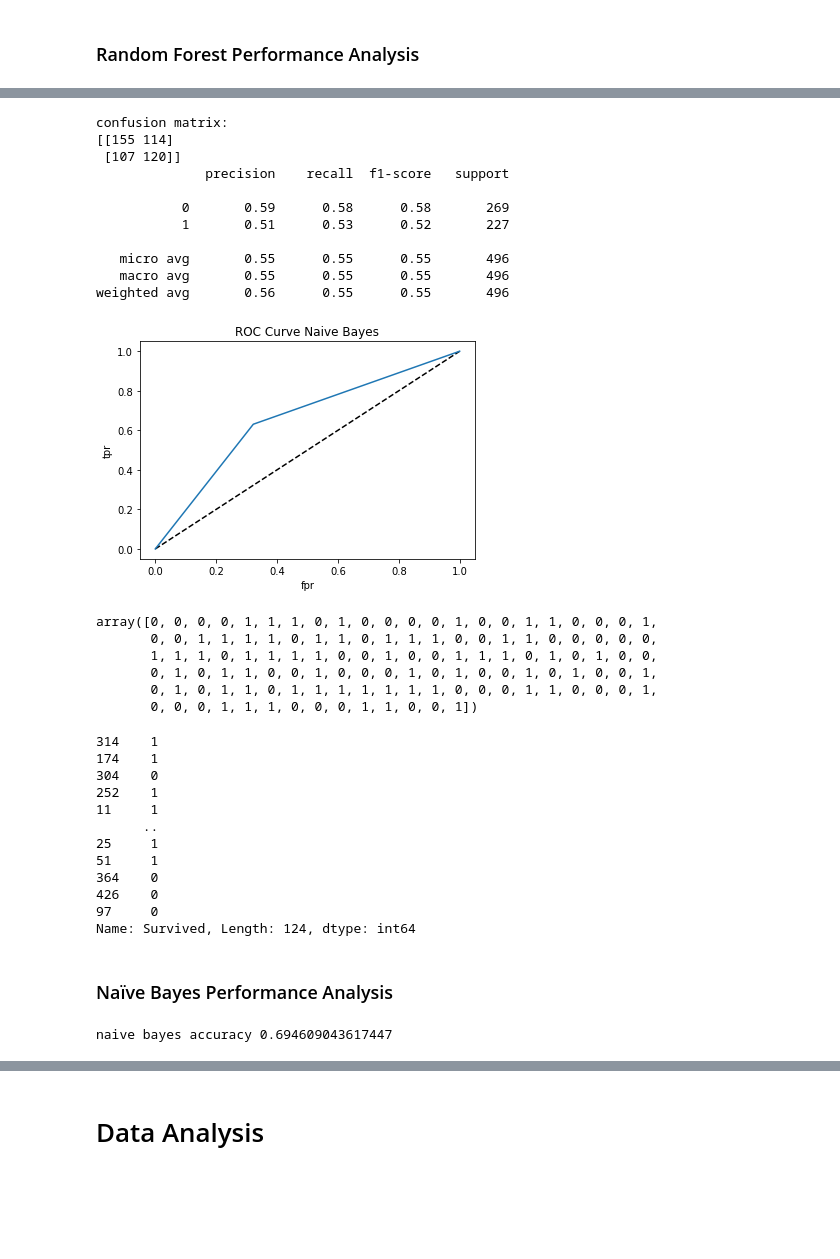
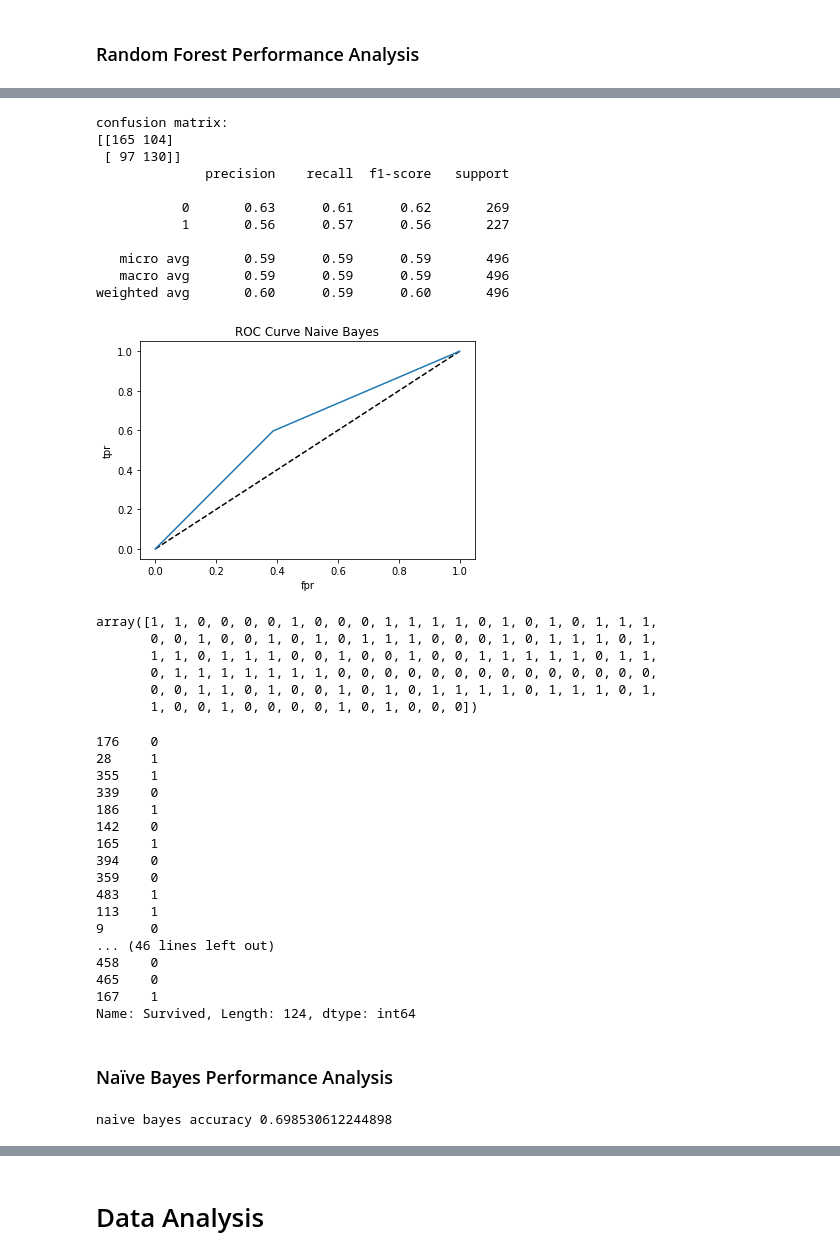
Before and after one commit to mmatvienko/dm-project, a Jupyter notebook: project.ipynb, the cells around one changed output, grey strips where cells are left out. Saved outputs shown, nothing was run; the diff lists cells and outputs as text; code cells hidden in the pictures; blank space fills up the shorter version.

```diff
--- a/project.ipynb
+++ b/project.ipynb
@@ -46,3 +46,8 @@ locations
+# %%
+tmp_df = pd.read_csv('data/final_years.csv')
+yil = tmp_df['final_yil']
+df.insert(24,'yil',yil)
+del tmp_df
 # %% [markdown]
 # Data Exploration
 # %%
@@ -338,56 +343,61 @@ print(metrics.confusion_matrix(rf_p, y))
 print(metrics.classification_report(rf_p, y))
 # %% [output]
 confusion matrix:
-[[155 114]
- [107 120]]
+[[165 104]
+ [ 97 130]]
               precision    recall  f1-score   support
 
-           0       0.59      0.58      0.58       269
-           1       0.51      0.53      0.52       227
+           0       0.63      0.61      0.62       269
+           1       0.56      0.57      0.56       227
 
-   micro avg       0.55      0.55      0.55       496
-   macro avg       0.55      0.55      0.55       496
-weighted avg       0.56      0.55      0.55       496
+   micro avg       0.59      0.59      0.59       496
+   macro avg       0.59      0.59      0.59       496
+weighted avg       0.60      0.59      0.60       496
 # %%
 best_rf.fit(x_train, y_train)
-y_pred_rf = nb.predict(x_test)
+y_pred_rf = best_rf.predict(x_test)
 #replace these fpr and tpr with the results of your roc_curve
 fpr, tpr, _ = metrics.roc_curve(y_test, y_pred_rf)
 
 
 # Do not change this code! This plots the ROC curve.
 # Just replace the fpr and tpr above with the values from your roc_curve
 plt.plot([0,1],[0,1],'k--') #plot the diagonal line
 plt.plot(fpr, tpr, label='NB') #plot the ROC curve
 plt.xlabel('fpr')
 plt.ylabel('tpr')
 plt.title('ROC Curve Naive Bayes')
 plt.show()
 # %% [output]
-[figure, old version]
+[figure, new version]
 # %%
 y_pred_rf
 # %% [output]
-array([0, 0, 0, 0, 1, 1, 1, 0, 1, 0, 0, 0, 0, 1, 0, 0, 1, 1, 0, 0, 0, 1,
-       0, 0, 1, 1, 1, 1, 0, 1, 1, 0, 1, 1, 1, 0, 0, 1, 1, 0, 0, 0, 0, 0,
-       1, 1, 1, 0, 1, 1, 1, 1, 0, 0, 1, 0, 0, 1, 1, 1, 0, 1, 0, 1, 0, 0,
-       0, 1, 0, 1, 1, 0, 0, 1, 0, 0, 0, 1, 0, 1, 0, 0, 1, 0, 1, 0, 0, 1,
-       0, 1, 0, 1, 1, 0, 1, 1, 1, 1, 1, 1, 1, 0, 0, 0, 1, 1, 0, 0, 0, 1,
-       0, 0, 0, 1, 1, 1, 0, 0, 0, 1, 1, 0, 0, 1])
+array([1, 1, 0, 0, 0, 0, 1, 0, 0, 0, 1, 1, 1, 1, 0, 1, 0, 1, 0, 1, 1, 1,
+       0, 0, 1, 0, 0, 1, 0, 1, 0, 1, 1, 1, 0, 0, 0, 1, 0, 1, 1, 1, 0, 1,
+       1, 1, 0, 1, 1, 1, 0, 0, 1, 0, 0, 1, 0, 0, 1, 1, 1, 1, 1, 0, 1, 1,
+       0, 1, 1, 1, 1, 1, 1, 1, 0, 0, 0, 0, 0, 0, 0, 0, 0, 0, 0, 0, 0, 0,
+       0, 0, 1, 1, 0, 1, 0, 0, 1, 0, 1, 0, 1, 1, 1, 1, 0, 1, 1, 1, 0, 1,
+       1, 0, 0, 1, 0, 0, 0, 0, 1, 0, 1, 0, 0, 0])
 # %%
 y_test
 # %% [output]
-314    1
-174    1
-304    0
-252    1
-11     1
-      ..
-25     1
-51     1
-364    0
-426    0
-97     0
+176    0
+28     1
+355    1
+339    0
+186    1
+142    0
+165    1
+394    0
+359    0
+483    1
+113    1
+9      0
+... (46 lines left out)
+458    0
+465    0
+167    1
 Name: Survived, Length: 124, dtype: int64
 # %% [markdown]
 ### Naïve Bayes Performance Analysis
@@ -398,7 +408,7 @@ nb = GaussianNB()
 results_nb = model_selection.cross_val_score(nb, x, y=y, cv=10)
 print(f'naive bayes accuracy {results_nb.mean()}')
 # %% [output]
-naive bayes accuracy 0.694609043617447
+naive bayes accuracy 0.698530612244898
 # %%
 cvp = model_selection.cross_val_predict(nb, x, y=y, cv=10)
 print("confusion matrix: ")
```
Also changed, not shown: parts of 22 cells of this notebook.
